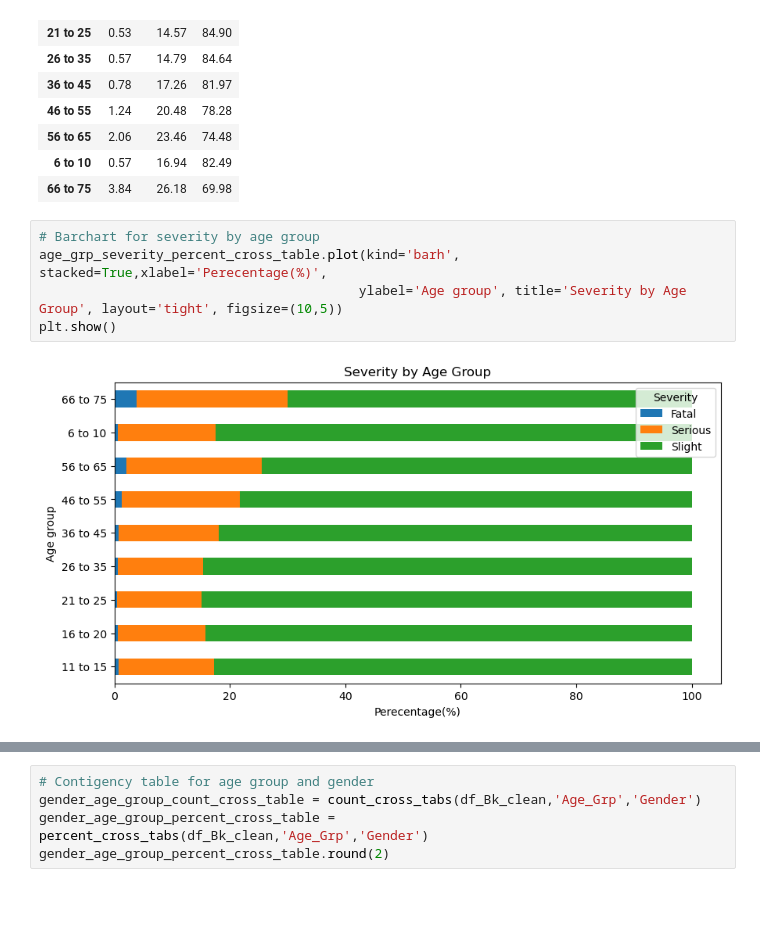
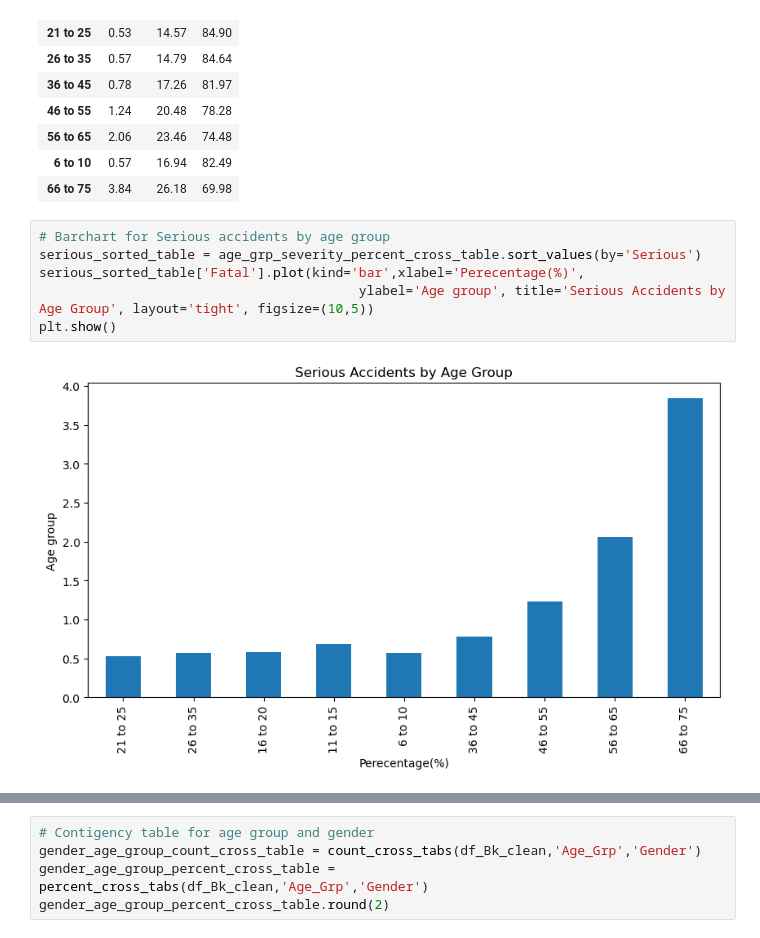
Before and after one commit to mchase007/EDA_UK_Bicycle_Accidents_1979_2018, a Jupyter notebook: EDA_BicycleAccidents.ipynb, the cells around one changed output, grey strips where cells are left out. Drawn from its saved outputs; the diff is of its cells as text; blank space fills up the shorter version.

Commit message:
Conclusion of time series w/o forecasting. Update of severity by age group to Fatal and Severe only

```diff
--- a/EDA_BicycleAccidents.ipynb
+++ b/EDA_BicycleAccidents.ipynb
@@ -957,9 +957,10 @@ age_grp_severity_percent_cross_table.round(2)
 | 6 to 10 | 0.57 | 16.94 | 82.49 |
 | 66 to 75 | 3.84 | 26.18 | 69.98 |
 # %%
-# Barchart for severity by age group
-age_grp_severity_percent_cross_table.plot(kind='barh', stacked=True,xlabel='Perecentage(%)',
-                                         ylabel='Age group', title='Severity by Age Group', layout='tight', figsize=(10,5))
+# Barchart for Serious accidents by age group
+serious_sorted_table = age_grp_severity_percent_cross_table.sort_values(by='Serious')
+serious_sorted_table['Fatal'].plot(kind='bar',xlabel='Perecentage(%)',
+                                         ylabel='Age group', title='Serious Accidents by Age Group', layout='tight', figsize=(10,5))
 plt.show()
 # %% [output]
-[figure, old version]
+[figure, new version]
```
Also changed, not shown: parts of 49 cells of this notebook.
